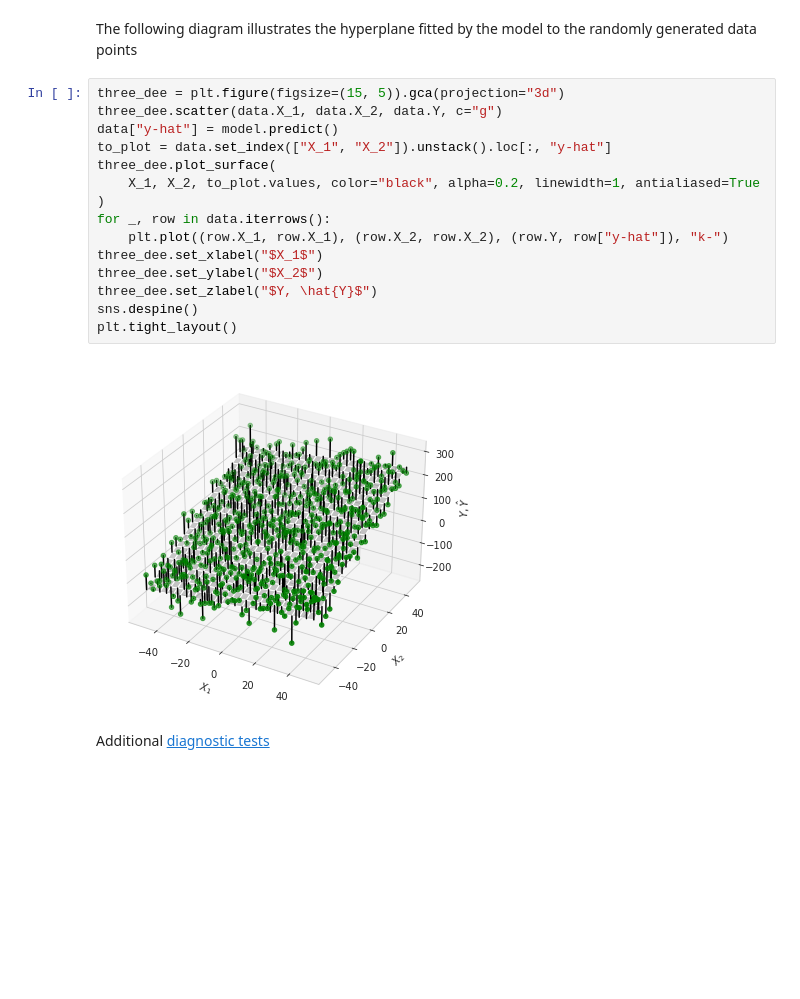
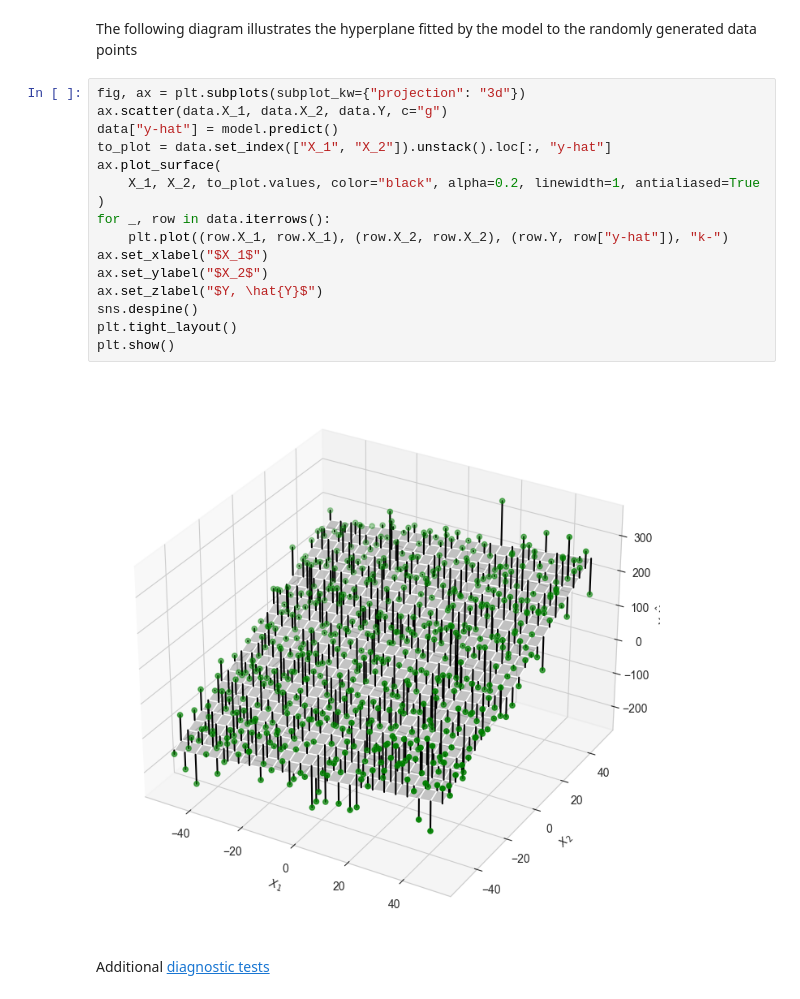
Before and after one commit to MovisLi/machine-learning-for-trading, a Jupyter notebook: 07_linear_models/01_linear_regression_intro.ipynb, the cells around one changed output. Saved outputs shown, nothing was run; the diff lists cells and outputs as text; blank space fills up the shorter version.

```diff
--- a/07_linear_models/01_linear_regression_intro.ipynb
+++ b/07_linear_models/01_linear_regression_intro.ipynb
@@ -181,22 +187,23 @@ plt.subplots_adjust(left=0.2, right=0.8, top=0.8, bottom=0.1)
 # %% [markdown]
 The following diagram illustrates the hyperplane fitted by the model to the randomly generated data points
 # %%
-three_dee = plt.figure(figsize=(15, 5)).gca(projection="3d")
-three_dee.scatter(data.X_1, data.X_2, data.Y, c="g")
+fig, ax = plt.subplots(subplot_kw={"projection": "3d"})
+ax.scatter(data.X_1, data.X_2, data.Y, c="g")
 data["y-hat"] = model.predict()
 to_plot = data.set_index(["X_1", "X_2"]).unstack().loc[:, "y-hat"]
-three_dee.plot_surface(
+ax.plot_surface(
     X_1, X_2, to_plot.values, color="black", alpha=0.2, linewidth=1, antialiased=True
 )
 for _, row in data.iterrows():
     plt.plot((row.X_1, row.X_1), (row.X_2, row.X_2), (row.Y, row["y-hat"]), "k-")
-three_dee.set_xlabel("$X_1$")
-three_dee.set_ylabel("$X_2$")
-three_dee.set_zlabel("$Y, \hat{Y}$")
+ax.set_xlabel("$X_1$")
+ax.set_ylabel("$X_2$")
+ax.set_zlabel("$Y, \hat{Y}$")
 sns.despine()
 plt.tight_layout()
+plt.show()
 # %% [output]
-[figure, old version]
+[figure, new version]
 # %% [markdown]
 Additional [diagnostic tests](https://www.statsmodels.org/dev/diagnostic.html)
 # %% [markdown]
```
Also changed, not shown: parts of 13 cells of this notebook, 10 other files.
